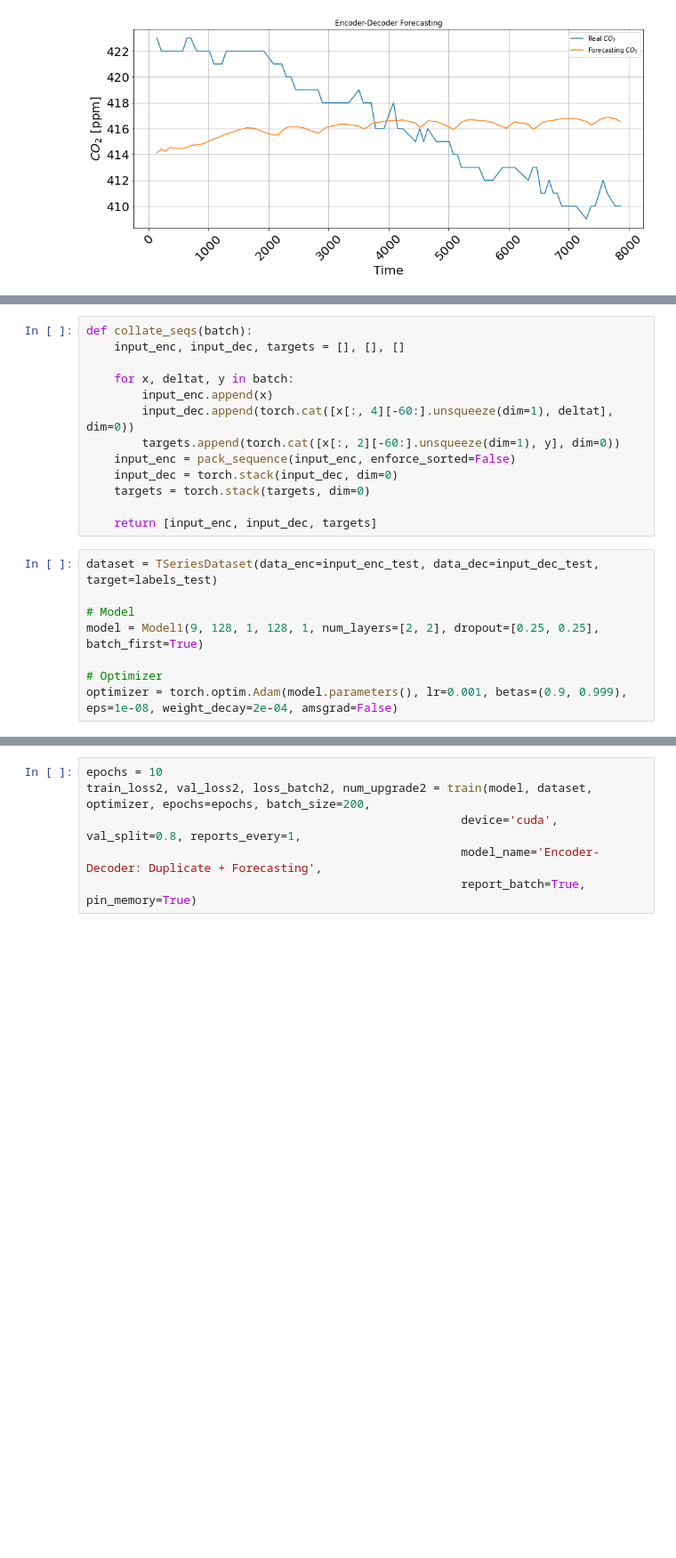
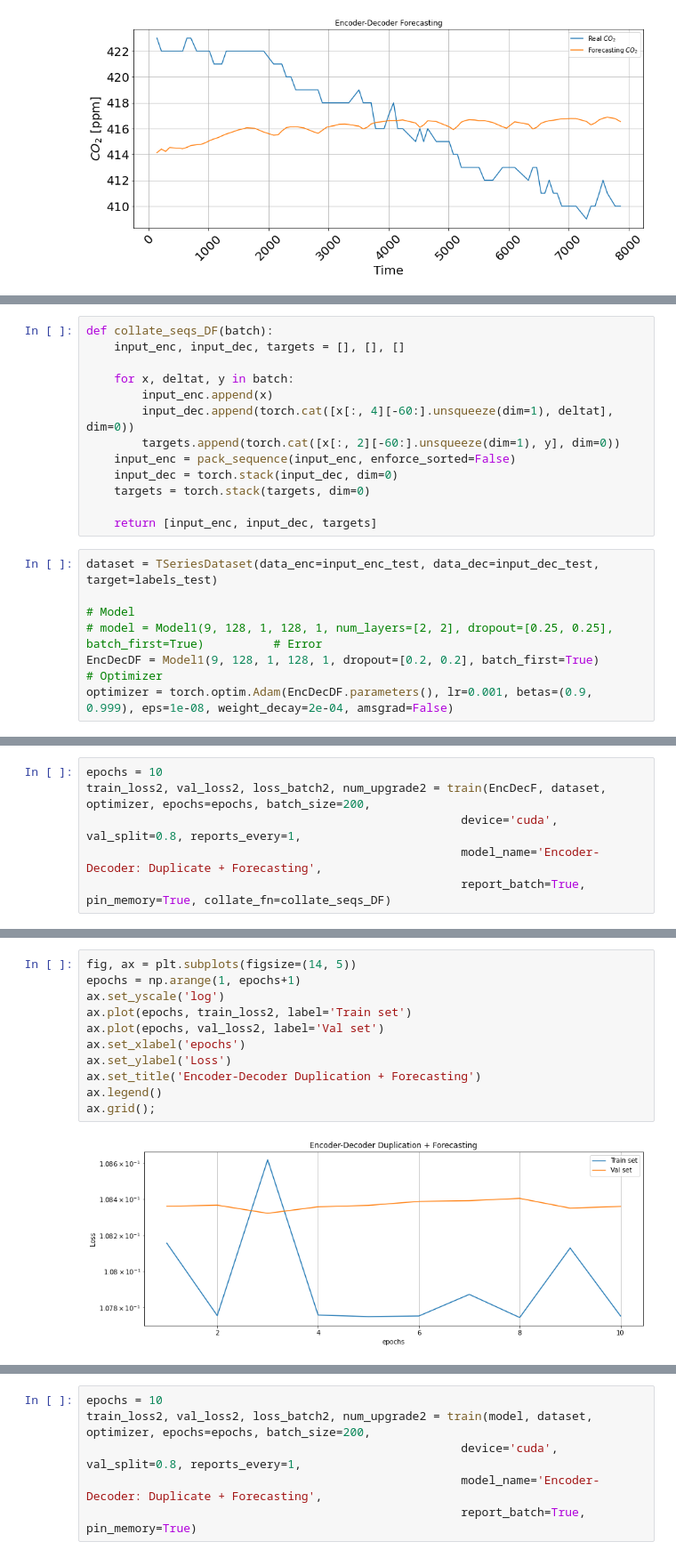
Before and after one commit to nachoacev/Internship-III-Flair, a Jupyter notebook: Encoder_Decoder_forecasting_of_CO2.ipynb, the cells around one changed output, grey strips where cells are left out. Shown at 89% size. Saved outputs shown, nothing was run; the diff lists cells and outputs as text; blank space fills up the shorter version.

```diff
--- a/Encoder_Decoder_forecasting_of_CO2.ipynb
+++ b/Encoder_Decoder_forecasting_of_CO2.ipynb
@@ -899,7 +1011,7 @@ ax.set_ylabel('$CO_2$ [ppm]', fontsize=20);
 - ``batch_size`` = 200
 - ``val_split`` = 0.7
 # %%
-def collate_seqs(batch):
+def collate_seqs_DF(batch):
     input_enc, input_dec, targets = [], [], []
 
     for x, deltat, y in batch:
@@ -915,7 +1027,7 @@ def collate_seqs(batch):
 dataset = TSeriesDataset(data_enc=input_enc_test, data_dec=input_dec_test, target=labels_test)
 
 # Model
-model = Model1(9, 128, 1, 128, 1, num_layers=[2, 2], dropout=[0.25, 0.25], batch_first=True)
-
+# model = Model1(9, 128, 1, 128, 1, num_layers=[2, 2], dropout=[0.25, 0.25], batch_first=True)          # Error
+EncDecDF = Model1(9, 128, 1, 128, 1, dropout=[0.2, 0.2], batch_first=True)
 # Optimizer
-optimizer = torch.optim.Adam(model.parameters(), lr=0.001, betas=(0.9, 0.999), eps=1e-08, weight_decay=2e-04, amsgrad=False)
+optimizer = torch.optim.Adam(EncDecDF.parameters(), lr=0.001, betas=(0.9, 0.999), eps=1e-08, weight_decay=2e-04, amsgrad=False)
@@ -921,0 +1036,6 @@ optimizer = torch.optim.Adam(model.parameters(), lr=0.001, betas=(0.9, 0.999), e
+# %%
+epochs = 10
+train_loss2, val_loss2, loss_batch2, num_upgrade2 = train(EncDecF, dataset, optimizer, epochs=epochs, batch_size=200,
+                                                      device='cuda', val_split=0.8, reports_every=1,
+                                                      model_name='Encoder-Decoder: Duplicate + Forecasting',
+                                                      report_batch=True, pin_memory=True, collate_fn=collate_seqs_DF)
@@ -921,0 +1062,13 @@ optimizer = torch.optim.Adam(model.parameters(), lr=0.001, betas=(0.9, 0.999), e
+# %%
+fig, ax = plt.subplots(figsize=(14, 5))
+epochs = np.arange(1, epochs+1)
+ax.set_yscale('log')
+ax.plot(epochs, train_loss2, label='Train set')
+ax.plot(epochs, val_loss2, label='Val set')
+ax.set_xlabel('epochs')
+ax.set_ylabel('Loss')
+ax.set_title('Encoder-Decoder Duplication + Forecasting')
+ax.legend()
+ax.grid();
+# %% [output]
+[figure, added]
```
Also changed, not shown: parts of 61 cells of this notebook.
